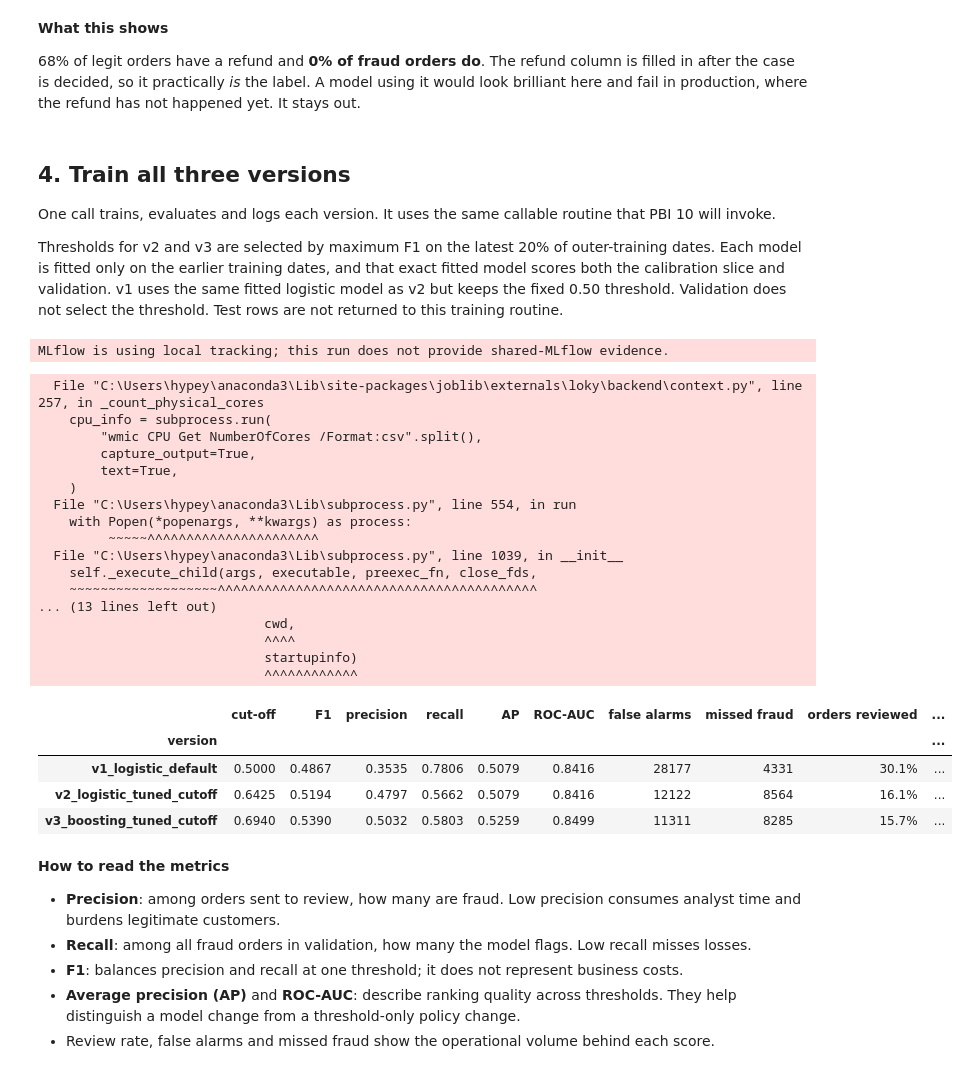
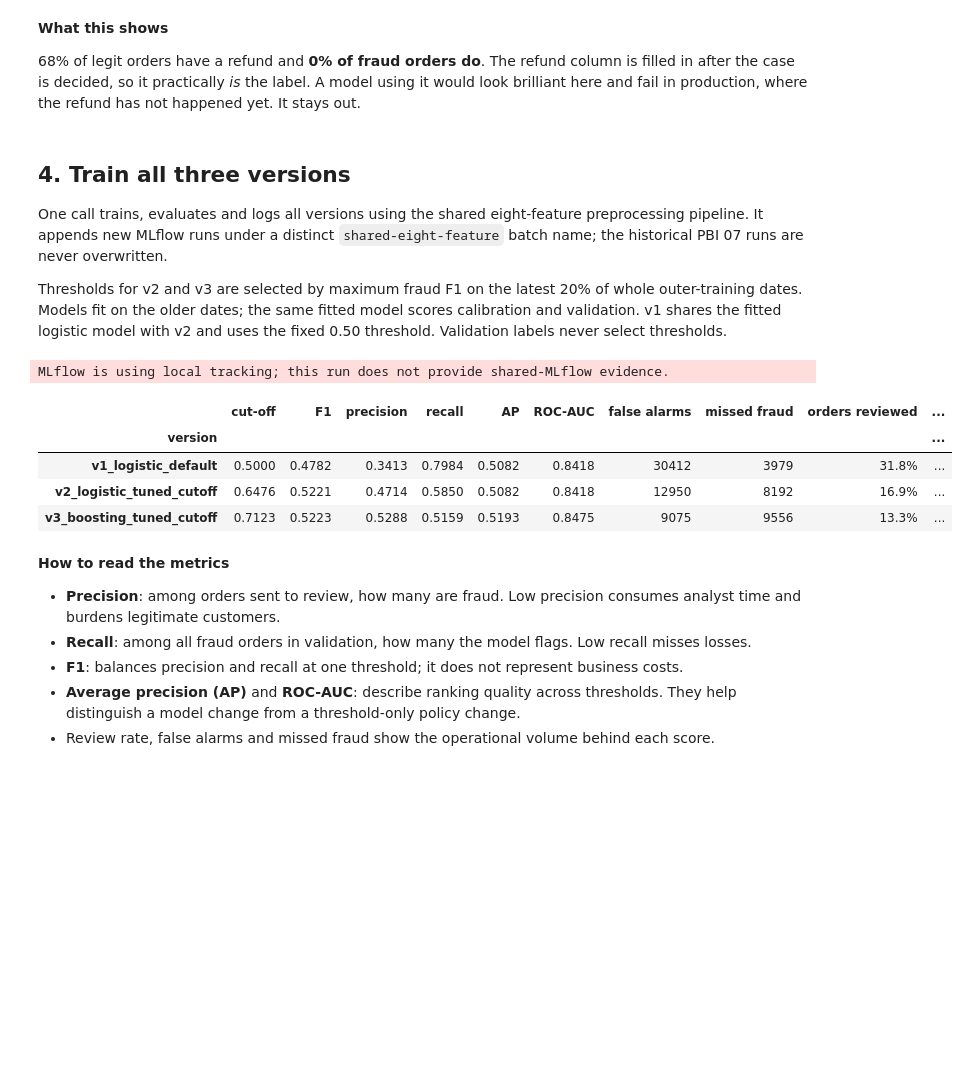
Before and after one commit to hqasdf/agilemlops-ca1, a Jupyter notebook: PBI07_Nithish_models.ipynb, the cells around one changed output. Saved outputs shown, nothing was run; the diff lists cells and outputs as text; code cells hidden in the pictures; blank space fills up the shorter version.

```diff
--- a/PBI07_Nithish_models.ipynb
+++ b/PBI07_Nithish_models.ipynb
@@ -47,16 +49,17 @@ Why split by date? In real life the model predicts orders that happen after its
 # %%
-customers = clean_customers(pd.read_csv("customers_base.csv", low_memory=False))[0]
-orders = clean_orders(pd.read_csv("orders_base.csv", low_memory=False))[0]
-labels = clean_labels(pd.read_csv("labels_base.csv", low_memory=False))[0]
+customers_raw, orders_raw, labels_raw = load_development_tables()
+customers = clean_customers(customers_raw)[0]
+orders = clean_orders(orders_raw)[0]
+labels = clean_labels(labels_raw)[0]
 
 x_train, y_train, x_val, y_val, train_dates, report = prepare_data(customers, orders, labels)
 
 pd.DataFrame({
-    "rows": [len(x_train), len(x_val), report["test_rows"]],
-    "from": [report["train_first_date"], report["validation_first_date"], report["test_first_date"]],
-    "to": [report["train_last_date"], report["validation_last_date"], report["test_last_date"]],
-    "fraud rate": [f"{y_train.mean():.1%}", f"{y_val.mean():.1%}", "not looked at"],
-}, index=["training", "validation", "test (untouched)"])
+    "rows": [len(x_train), len(x_val)],
+    "from": [report["train_first_date"], report["validation_first_date"]],
+    "to": [report["train_last_date"], report["validation_last_date"]],
+    "fraud rate": [f"{y_train.mean():.1%}", f"{y_val.mean():.1%}"],
+}, index=["training", "validation"])
 # %% [output]
 |  | rows | from | to | fraud rate |
 | training | 660773 | 2022-11-12 | 2023-03-14 | 10.1% |
@@ -130,46 +130,29 @@ raw = labels.reset_index(drop=True).merge(orders, on=["country_code", "order_id"
 # %% [markdown]
 ## 4. Train all three versions
 
-One call trains, evaluates and logs each version. It uses the same callable routine that PBI 10 will invoke.
+One call trains, evaluates and logs all versions using the shared eight-feature preprocessing pipeline. It appends new MLflow runs under a distinct `shared-eight-feature` batch name; the historical PBI 07 runs are never overwritten.
 
-Thresholds for v2 and v3 are selected by maximum F1 on the latest 20% of outer-training dates. Each model is fitted only on the earlier training dates, and that exact fitted model scores both the calibration slice and validation. v1 uses the same fitted logistic model as v2 but keeps the fixed 0.50 threshold. Validation does not select the threshold. Test rows are not returned to this training routine.
+Thresholds for v2 and v3 are selected by maximum fraud F1 on the latest 20% of whole outer-training dates. Models fit on the older dates; the same fitted model scores calibration and validation. v1 shares the fitted logistic model with v2 and uses the fixed 0.50 threshold. Validation labels never select thresholds.
 # %%
-results = train_nithish_models(customers, orders, labels, batch_name="base")
+results = train_nithish_models(customers, orders, labels, batch_name="shared-eight-feature")
 by_version = {row["version"]: row for row in results}
 
 summary = pd.DataFrame([{
     "version": row["version"], "cut-off": row["threshold"],
     "F1": row["metrics"]["f1"], "precision": row["metrics"]["precision"], "recall": row["metrics"]["recall"],
     "AP": row["metrics"]["average_precision"], "ROC-AUC": row["metrics"]["roc_auc"],
     "false alarms": row["metrics"]["fp"], "missed fraud": row["metrics"]["fn"],
     "orders reviewed": f"{row['metrics']['review_rate']:.1%}", "fit seconds": round(row["training_seconds"], 1),
     "MLflow run": row["run_id"],
 } for row in results]).set_index("version")
 summary
 # %% [output]
 MLflow is using local tracking; this run does not provide shared-MLflow evidence.
-  File "C:\Users\hypey\anaconda3\Lib\site-packages\joblib\externals\loky\backend\context.py", line 257, in _count_physical_cores
-    cpu_info = subprocess.run(
-        "wmic CPU Get NumberOfCores /Format:csv".split(),
-        capture_output=True,
-        text=True,
-    )
-  File "C:\Users\hypey\anaconda3\Lib\subprocess.py", line 554, in run
-    with Popen(*popenargs, **kwargs) as process:
-         ~~~~~^^^^^^^^^^^^^^^^^^^^^^
-  File "C:\Users\hypey\anaconda3\Lib\subprocess.py", line 1039, in __init__
-    self._execute_child(args, executable, preexec_fn, close_fds,
-    ~~~~~~~~~~~~~~~~~~~^^^^^^^^^^^^^^^^^^^^^^^^^^^^^^^^^^^^^^^^^
-... (13 lines left out)
-                             cwd,
-                             ^^^^
-                             startupinfo)
-                             ^^^^^^^^^^^^
 |  | cut-off | F1 | precision | recall | AP | ROC-AUC | false alarms | missed fraud | orders reviewed | ... |
 | version |  |  |  |  |  |  |  |  |  | ... |
-| v1_logistic_default | 0.5000 | 0.4867 | 0.3535 | 0.7806 | 0.5079 | 0.8416 | 28177 | 4331 | 30.1% | ... |
-| v2_logistic_tuned_cutoff | 0.6425 | 0.5194 | 0.4797 | 0.5662 | 0.5079 | 0.8416 | 12122 | 8564 | 16.1% | ... |
-| v3_boosting_tuned_cutoff | 0.6940 | 0.5390 | 0.5032 | 0.5803 | 0.5259 | 0.8499 | 11311 | 8285 | 15.7% | ... |
+| v1_logistic_default | 0.5000 | 0.4782 | 0.3413 | 0.7984 | 0.5082 | 0.8418 | 30412 | 3979 | 31.8% | ... |
+| v2_logistic_tuned_cutoff | 0.6476 | 0.5221 | 0.4714 | 0.5850 | 0.5082 | 0.8418 | 12950 | 8192 | 16.9% | ... |
+| v3_boosting_tuned_cutoff | 0.7123 | 0.5223 | 0.5288 | 0.5159 | 0.5193 | 0.8475 | 9075 | 9556 | 13.3% | ... |
 # %% [markdown]
 **How to read the metrics**
 
```
Also changed, not shown: parts of 22 cells of this notebook, 12 other files.
